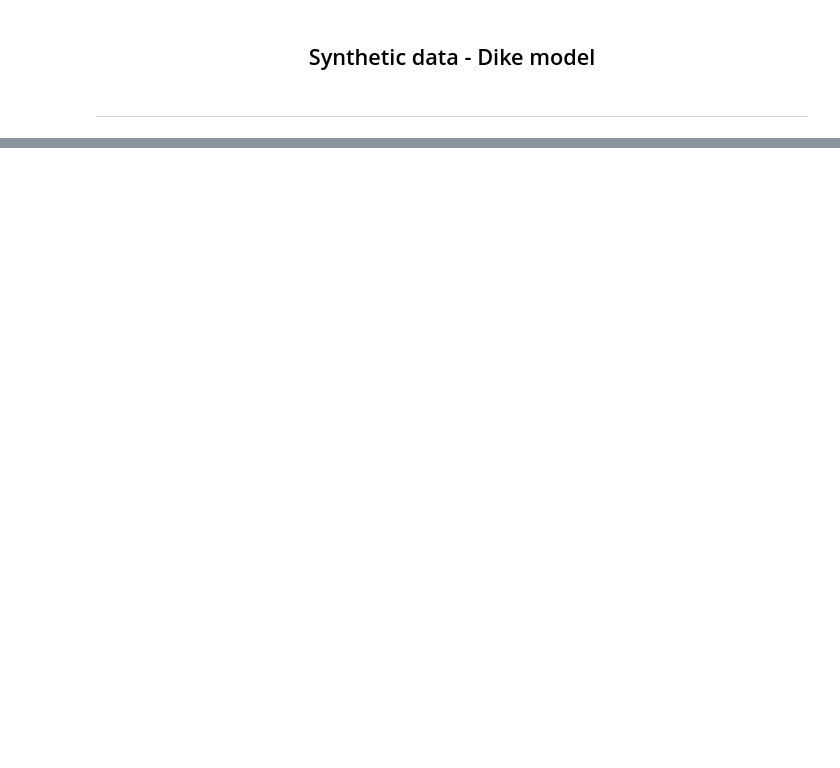
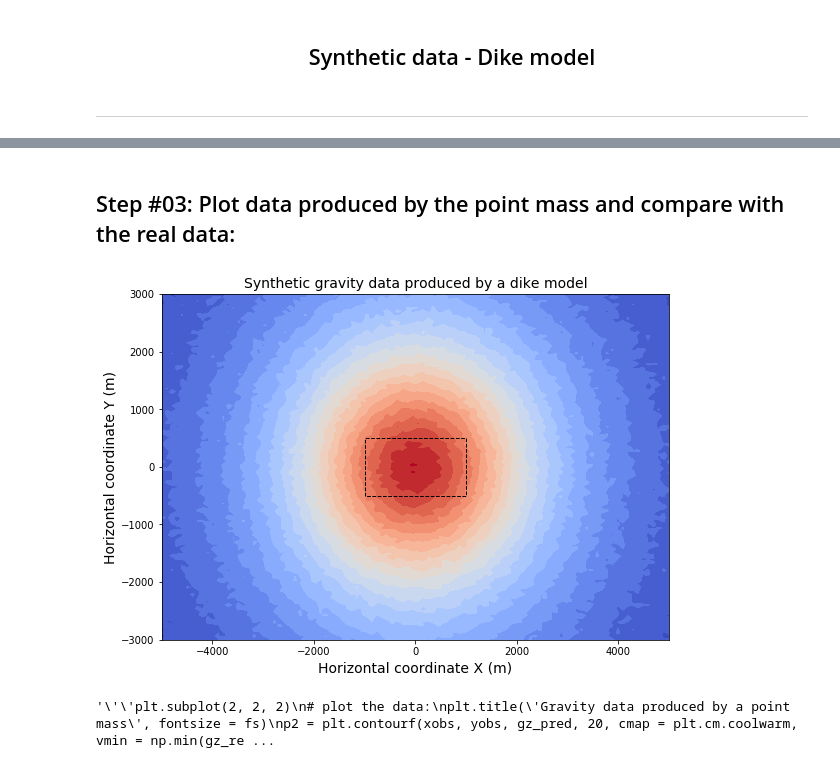
Before and after one commit to rodrigobijani/Congresso_Brasileiro_Geologia2018, a Jupyter notebook: scripts/synthetic.ipynb, the cells around one changed output, grey strips where cells are left out. Cells and saved outputs as stored; diff of their text form; code cells hidden in the pictures; blank space fills up the shorter version.

```diff
--- a/scripts/synthetic.ipynb
+++ b/scripts/synthetic.ipynb
@@ -53,0 +83,44 @@ plt.show()
+# %% [markdown]
+## Step #03: Plot data produced by the point mass and compare with the real data:
+# %%
+# plot data produced by the point source + the real data:
+plt.close('all')
+plt.figure(figsize=(20,14))
+fs = 14
+plt.subplot(2, 2, 1)
+
+############################# SUBPLOT WITH THE REAL DATA: ########################################
+# draw the edges of the dike for better vizualization:
+rectangle(area, style='--k', linewidth=1, fill=None, alpha=1., label=None)
+
+# plot the data in colors:
+plt.title('Synthetic gravity data produced by a dike model', fontsize = fs)
+p1 = plt.contourf(xobs, yobs, gz_real, 20, cmap = plt.cm.coolwarm, vmin = np.min(gz_real), vmax = np.max(gz_real))
+cbar = fig.colorbar(p1, aspect=80, fraction = 0.1, orientation="vertical")
+cbar.set_label('$g_z$ ( $ mGal$ )',fontsize=15, rotation = 90)
+plt.ylabel('Horizontal coordinate Y (m)', fontsize = fs)
+plt.xlabel('Horizontal coordinate X (m)', fontsize = fs)
+plt.show()
+############################ SUBPLOT WITH THE PREDICTED DATA: ####################################
+
+'''''plt.subplot(2, 2, 2)
+# plot the data:
+plt.title('Gravity data produced by a point mass', fontsize = fs)
+p2 = plt.contourf(xobs, yobs, gz_pred, 20, cmap = plt.cm.coolwarm, vmin = np.min(gz_real), vmax = np.max(gz_real) )
+
+#draw the edges of the dike for better vizualization:
+rectangle(area, style='--k', linewidth=1, fill=None, alpha=1., label=None)
+
+# plot the horizontal position of the point mass:
+plt.scatter(xc, yc, s = 180, c = 'k')
+plt.ylabel('Horizontal coordinate Y (m)', fontsize = fs)
+plt.xlabel('Horizontal coordinate X (m)', fontsize = fs)
+
+# color bar specifications:
+plt.subplots_adjust(bottom=0.1, right=0.8, top=0.9)
+cbar = fig.colorbar(p1, aspect=80, fraction = 0.1, orientation="vertical")
+cbar.set_label('$g_z$ ( $ mGal$ )',fontsize=15, rotation = 90)
+plt.show() '''''
+# %% [output]
+[figure, added]
+'\'\'plt.subplot(2, 2, 2)\n# plot the data:\nplt.title(\'Gravity data produced by a point mass\', fontsize = fs)\np2 = plt.contourf(xobs, yobs, gz_pred, 20, cmap = plt.cm.coolwarm, vmin = np.min(gz_re ...
```
Also changed, not shown: parts of 9 cells of this notebook.
